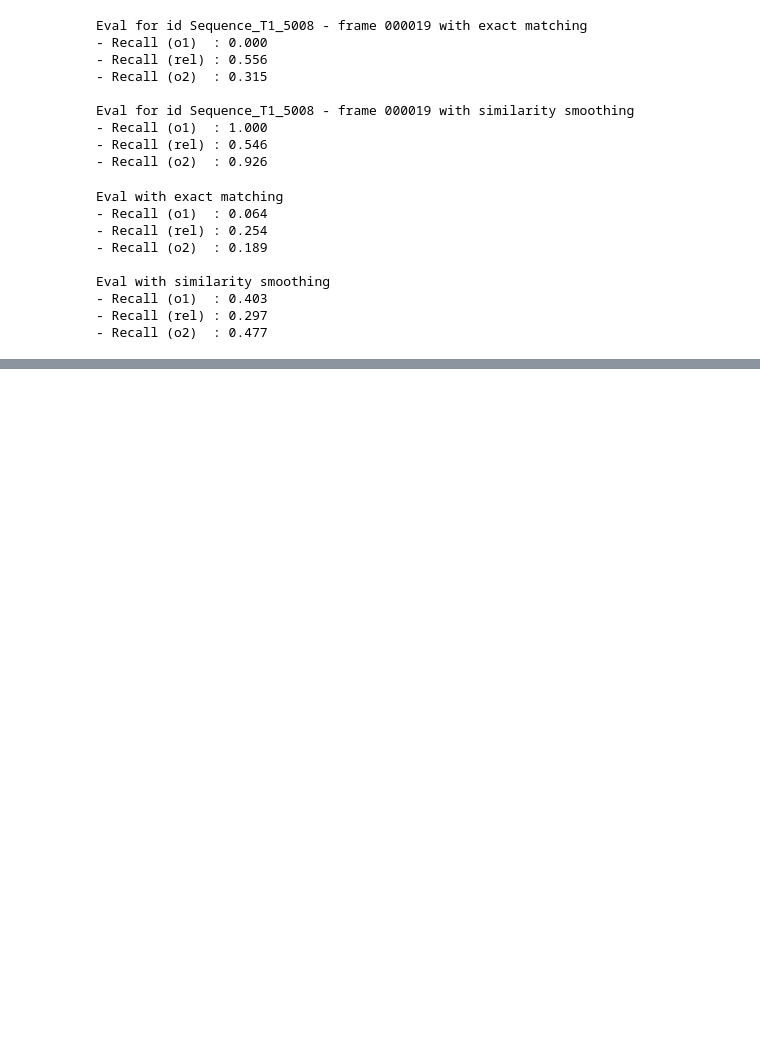
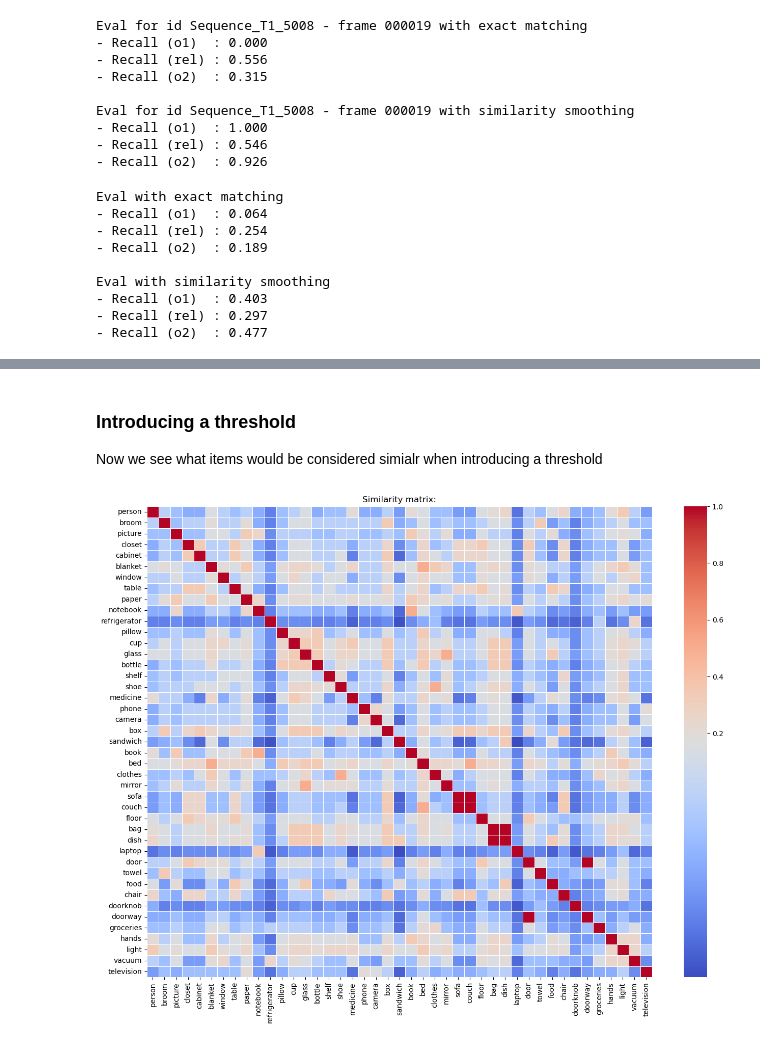
Before and after one commit to FabioLusha/video-neurosymbolic, a Jupyter notebook: star_code/experiments/week_0416_zs_cot_chat_prompting_gemma3_4b.ipynb, the cells around one changed output, grey strips where cells are left out. Cells and saved outputs as stored; diff of their text form; code cells hidden in the pictures; blank space fills up the shorter version.

```diff
--- a/star_code/experiments/week_0416_zs_cot_chat_prompting_gemma3_4b.ipynb
+++ b/star_code/experiments/week_0416_zs_cot_chat_prompting_gemma3_4b.ipynb
@@ -1414,0 +1566,15 @@ Eval with similarity smoothing
+# %% [markdown]
+### Introducing a threshold
+
+Now we see what items would be considered simialr when introducing a threshold
+# %%
+# path similarity is defined as 1/(1+p)
+# it's possible values are: 1, 0.5, 0.33, .025, 0.20, 0.166, ...
+# therfore a low threshold is required to capture broader
+# semantic similarity
+
+threshold = 0.17
+norm = TwoSlopeNorm(vcenter=threshold)
+sim_heatmap(path_sim, gt_obj_words, cmap="coolwarm", norm=norm)
+# %% [output]
+[figure, added]
```
Also changed, not shown: parts of 44 cells of this notebook.
